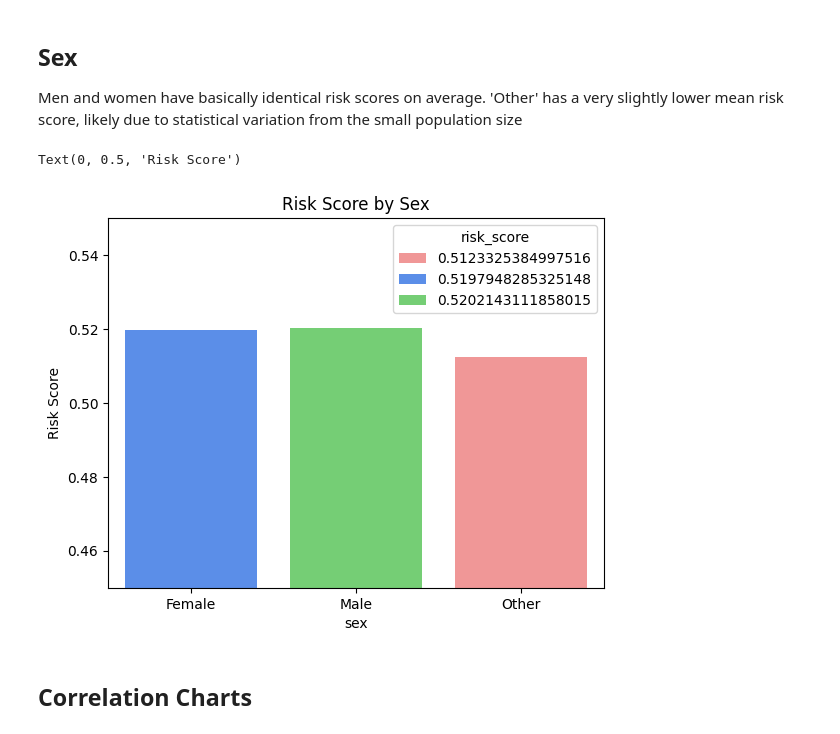
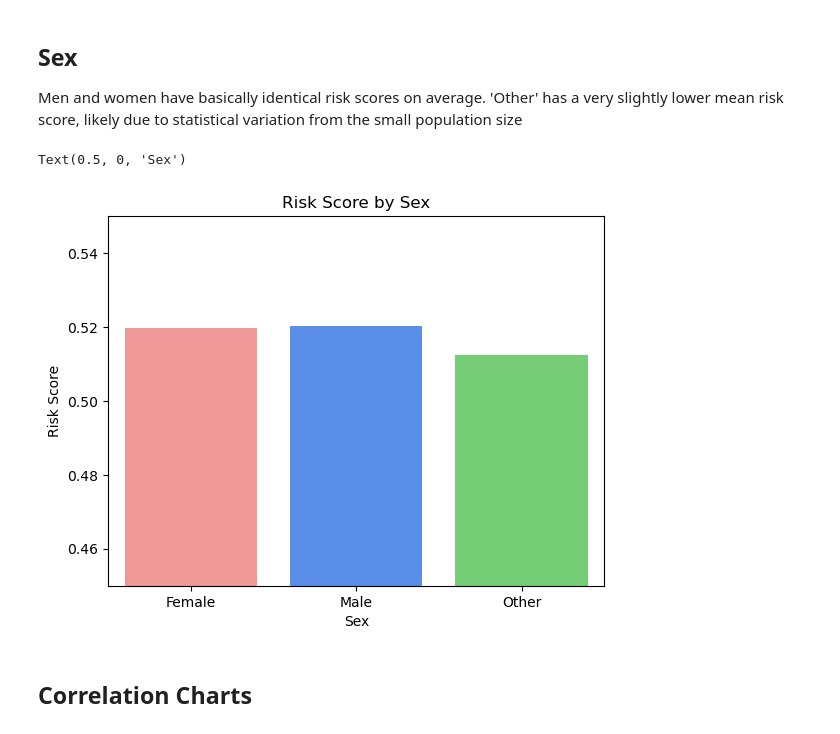
Before and after one commit to Abled773/HI-Risk-Prediction-and-Analysis, a Jupyter notebook: Risk_Analysis_and_Prediction.ipynb, the cells around one changed output. Cells and saved outputs as stored; diff of their text form; code cells hidden in the pictures.

```diff
--- a/Risk_Analysis_and_Prediction.ipynb
+++ b/Risk_Analysis_and_Prediction.ipynb
@@ -617,14 +634,15 @@ Text(0.5, 1.0, 'Risk Score by Alcohol Consumption Frequency')
 
 Men and women have basically identical risk scores on average. 'Other' has a very slightly lower mean risk score, likely due to statistical variation from the small population size
 # %%
-grouped = data.groupby('sex', observed=True)['risk_score'].mean().reset_index()
-sns.barplot(data=grouped, x='sex', y='risk_score', hue="risk_score", palette=['#ff8888', '#4488ff', '#66dd66'])
+grouped = data.groupby('sex')['risk_score'].mean().reset_index()
+sns.barplot(data=grouped, x='sex', y='risk_score', palette=['#ff8888', '#4488ff', '#66dd66'])
 plt.ylim(0.45 , 0.55)
-plt.title("Risk Score by Sex")
-plt.ylabel("Risk Score")
+plt.title('Risk Score by Sex')
+plt.ylabel('Risk Score')
+plt.xlabel('Sex')
 # %% [output]
-Text(0, 0.5, 'Risk Score')
+Text(0.5, 0, 'Sex')
-[figure, old version]
+[figure, new version]
 # %% [markdown]
 ## Correlation Charts
 # %%
```
Also changed, not shown: parts of 33 cells of this notebook.
